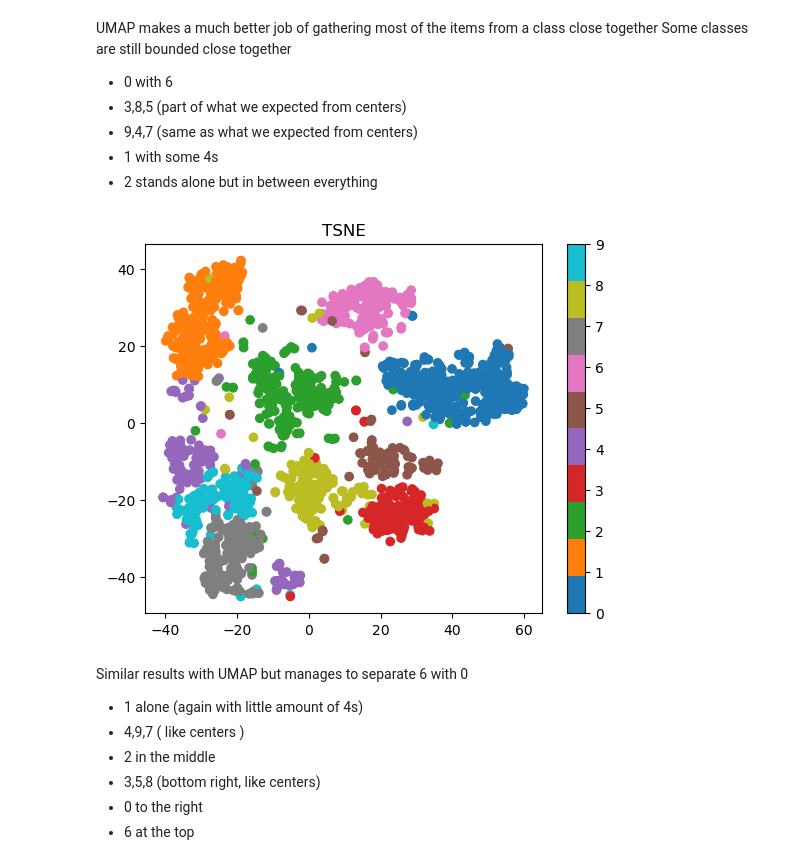
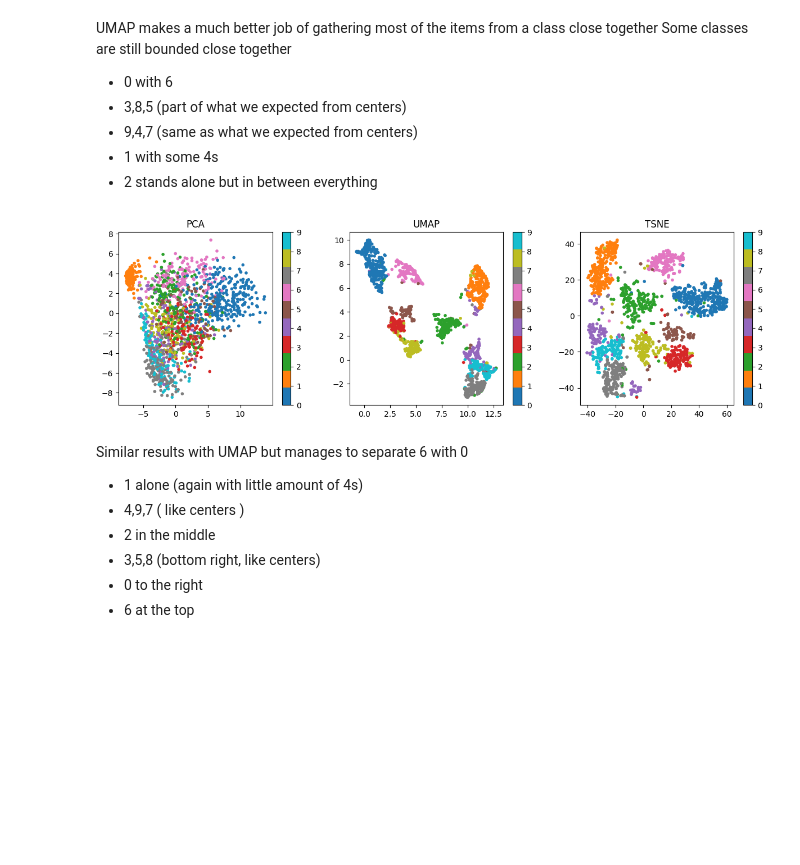
Before and after one commit to ThanosSkentzos/IDL-11, a Jupyter notebook: A0/thanos_1.ipynb, the cells around one changed output. Saved outputs shown, nothing was run; the diff lists cells and outputs as text; code cells hidden in the pictures; blank space fills up the shorter version.

```diff
--- a/A0/thanos_1.ipynb
+++ b/A0/thanos_1.ipynb
@@ -134,10 +134,19 @@ Some classes are still bounded close together
 from sklearn.manifold import TSNE
 reducer = TSNE()
 tsne_2d = reducer.fit_transform(train_in)
-plot2d(tsne_2d,"TSNE")
+
 #~12 sec
-# %% [output]
-[figure, removed]
+# %%
+plt.figure(figsize=(15,4))
+plt.subplot(131)
+plot2d(pca_2d,"PCA")
+plt.subplot(132)
+plot2d(umap_2d,"UMAP")
+plt.subplot(133)
+plot2d(tsne_2d,"TSNE")
+plt.savefig("Dimentionality_reduction.png")
+# %% [output]
+[figure, added]
 # %% [markdown]
 Similar results with UMAP but manages to separate 6 with 0
 - 1 alone (again with little amount of 4s)
```
Also changed, not shown: parts of 5 cells of this notebook, 2 other files.
